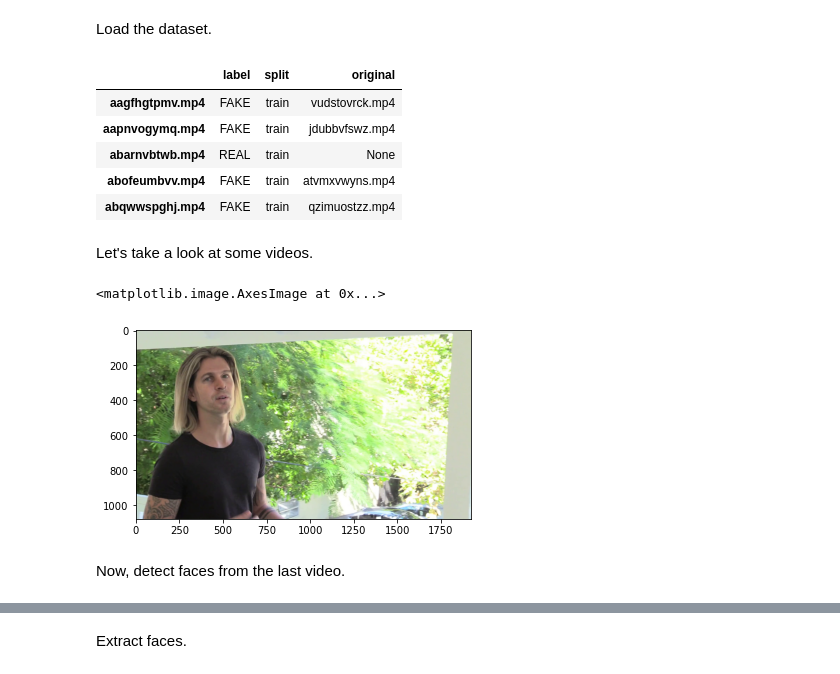
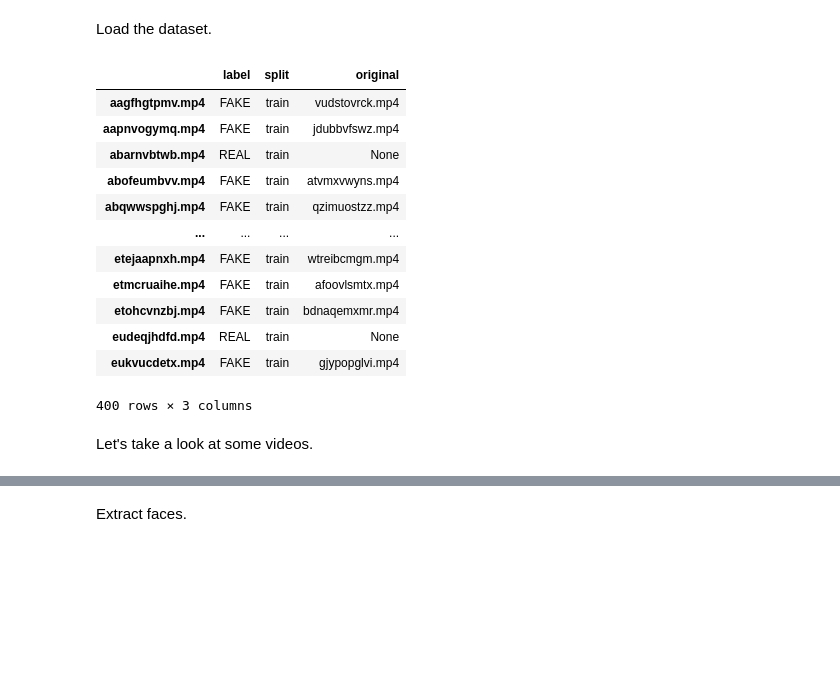
Before and after one commit to hanahs-deepfake-detection/detection-algorithms, a Jupyter notebook: glitch-detection/Glitch Detection.ipynb, the cells around one changed output, grey strips where cells are left out. Saved outputs shown, nothing was run; the diff lists cells and outputs as text; code cells hidden in the pictures; blank space fills up the shorter version.

```diff
--- a/glitch-detection/Glitch Detection.ipynb
+++ b/glitch-detection/Glitch Detection.ipynb
@@ -10,36 +10,26 @@ import matplotlib.patches as patch
 import dlib
 # %% [markdown]
 Load the dataset.
-# %%
-DATASET_DIR = '../input/deepfake-detection-challenge/'
-TRAIN_SAMPLE_DIR = 'train_sample_videos'
-TEST_DIR = 'test_videos'
-
-def get_metadata(path):
-    df = pd.read_json(os.path.join(DATASET_DIR, path, 'metadata.json'))
-    return df.T
-
-metadata_frame = get_metadata(TRAIN_SAMPLE_DIR)
-metadata_frame.head()
-# %% [output]
-|  | label | split | original |
-| aagfhgtpmv.mp4 | FAKE | train | vudstovrck.mp4 |
-| aapnvogymq.mp4 | FAKE | train | jdubbvfswz.mp4 |
-| abarnvbtwb.mp4 | REAL | train | None |
-| abofeumbvv.mp4 | FAKE | train | atvmxvwyns.mp4 |
-| abqwwspghj.mp4 | FAKE | train | qzimuostzz.mp4 |
+# %%
+import sys
+sys.path.insert(0, '../common/')
+from dataset_util import Dataset
+
+dataset = Dataset()
+dataset.get_metadata_dataframe()
+# %% [output]
+|  | label | split | original |
+| aagfhgtpmv.mp4 | FAKE | train | vudstovrck.mp4 |
+| aapnvogymq.mp4 | FAKE | train | jdubbvfswz.mp4 |
+| abarnvbtwb.mp4 | REAL | train | None |
+| abofeumbvv.mp4 | FAKE | train | atvmxvwyns.mp4 |
+| abqwwspghj.mp4 | FAKE | train | qzimuostzz.mp4 |
+| ... | ... | ... | ... |
+| etejaapnxh.mp4 | FAKE | train | wtreibcmgm.mp4 |
+| etmcruaihe.mp4 | FAKE | train | afoovlsmtx.mp4 |
+| etohcvnzbj.mp4 | FAKE | train | bdnaqemxmr.mp4 |
+| eudeqjhdfd.mp4 | REAL | train | None |
+| eukvucdetx.mp4 | FAKE | train | gjypopglvi.mp4 |
+400 rows × 3 columns
 # %% [markdown]
 Let's take a look at some videos.
-# %%
-def get_frame_from_video(video_name, dataset_dir=TRAIN_SAMPLE_DIR):
-    img = cv.VideoCapture(os.path.join(DATASET_DIR, TRAIN_SAMPLE_DIR, video_name))
-    ret, frame = img.read()
-    return cv.cvtColor(frame, cv.COLOR_BGR2RGB)
-
-frame = get_frame_from_video('aagfhgtpmv.mp4')
-plt.imshow(frame)
-# %% [output]
-<matplotlib.image.AxesImage at 0x...>
-[figure, removed]
-# %% [markdown]
-Now, detect faces from the last video.
```
Also changed, not shown: parts of 6 cells of this notebook.
